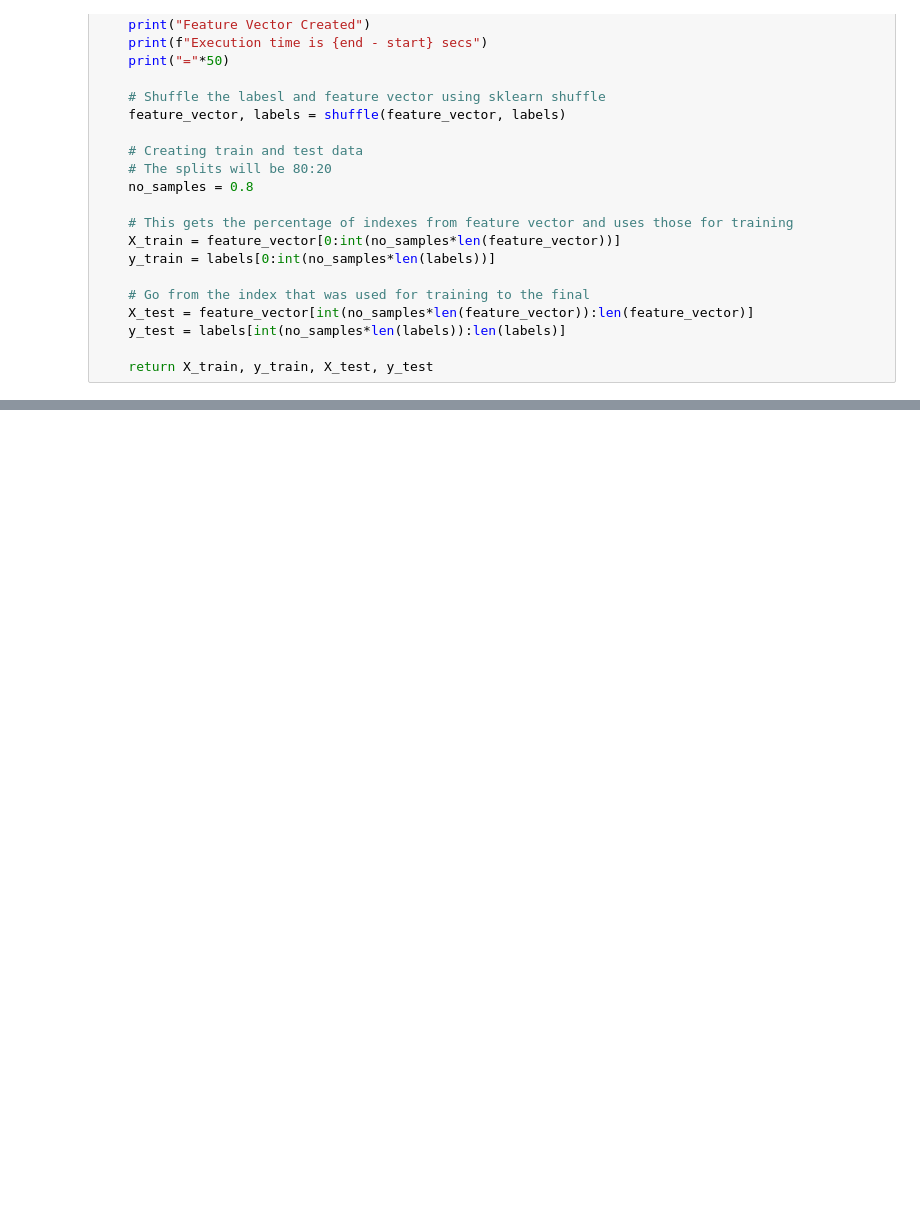
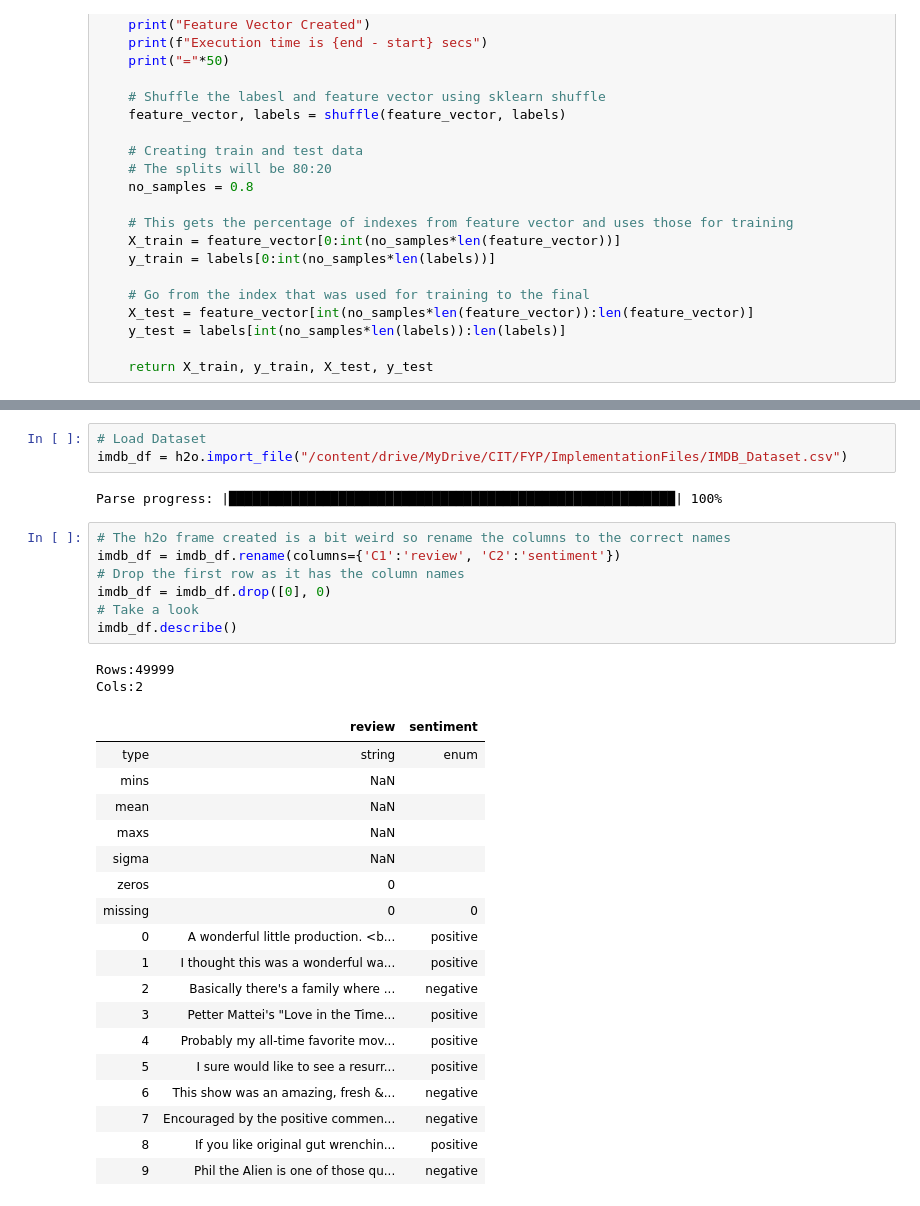
Before and after one commit to CianOSull/AutoML_With_SA_FYP_2021, a Jupyter notebook: MainNotebook.ipynb, the cells around one changed output, grey strips where cells are left out. Saved outputs shown, nothing was run; the diff lists cells and outputs as text; blank space fills up the shorter version.

Commit message:
setup h2o init, dataset and training model

```diff
--- a/MainNotebook.ipynb
+++ b/MainNotebook.ipynb
@@ -257,0 +288,33 @@ http://docs.h2o.ai/h2o/latest-stable/h2o-docs/data-munging.html
+# %%
+# Load Dataset
+imdb_df = h2o.import_file("/content/drive/MyDrive/CIT/FYP/ImplementationFiles/IMDB_Dataset.csv")
+# %% [output]
+Parse progress: |█████████████████████████████████████████████████████████| 100%
+# %%
+# The h2o frame created is a bit weird so rename the columns to the correct names
+imdb_df = imdb_df.rename(columns={'C1':'review', 'C2':'sentiment'})
+# Drop the first row as it has the column names
+imdb_df = imdb_df.drop([0], 0)
+# Take a look
+imdb_df.describe()
+# %% [output]
+Rows:49999
+Cols:2
+|  | review | sentiment |
+| type | string | enum |
+| mins | NaN |  |
+| mean | NaN |  |
+| maxs | NaN |  |
+| sigma | NaN |  |
+| zeros | 0 |  |
+| missing | 0 | 0 |
+| 0 | A wonderful little production. <b... | positive |
+| 1 | I thought this was a wonderful wa... | positive |
+| 2 | Basically there's a family where ... | negative |
+| 3 | Petter Mattei's "Love in the Time... | positive |
+| 4 | Probably my all-time favorite mov... | positive |
+| 5 | I sure would like to see a resurr... | positive |
+| 6 | This show was an amazing, fresh &... | negative |
+| 7 | Encouraged by the positive commen... | negative |
+| 8 | If you like original gut wrenchin... | positive |
+| 9 | Phil the Alien is one of those qu... | negative |
```
Also changed, not shown: parts of 7 cells of this notebook.
